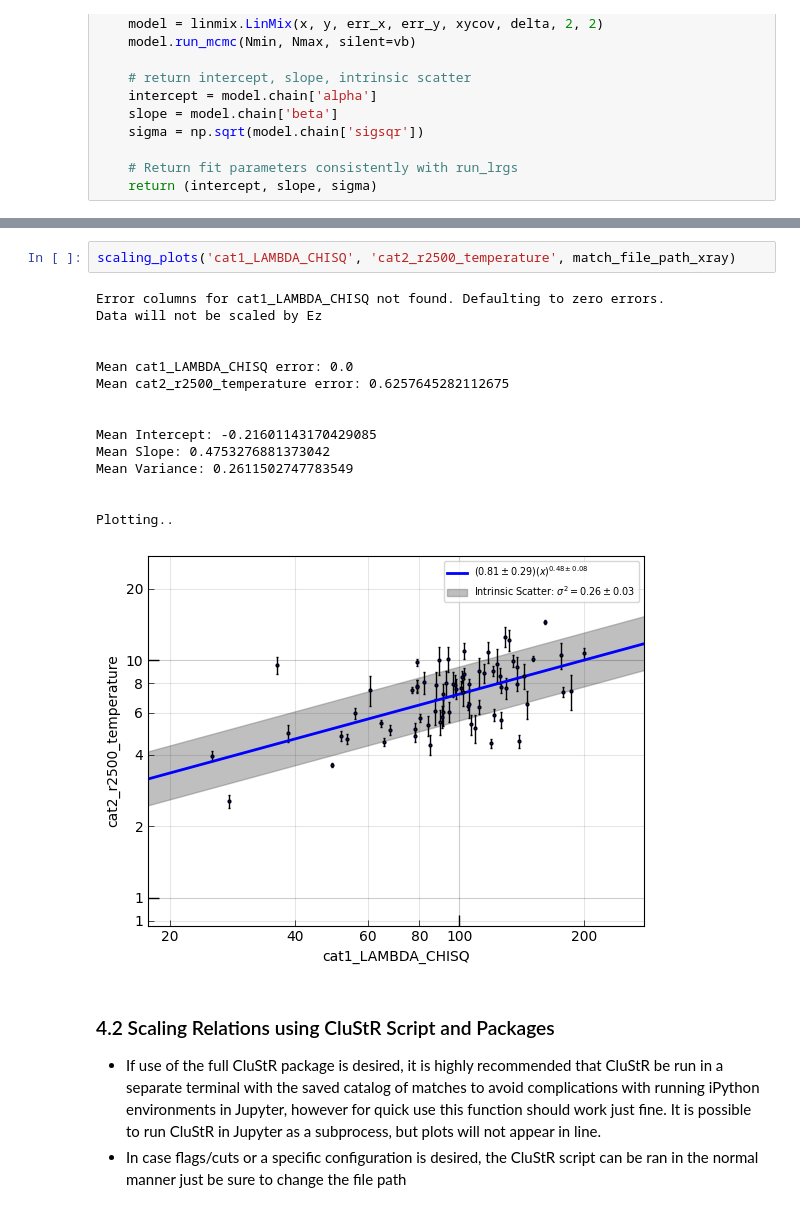
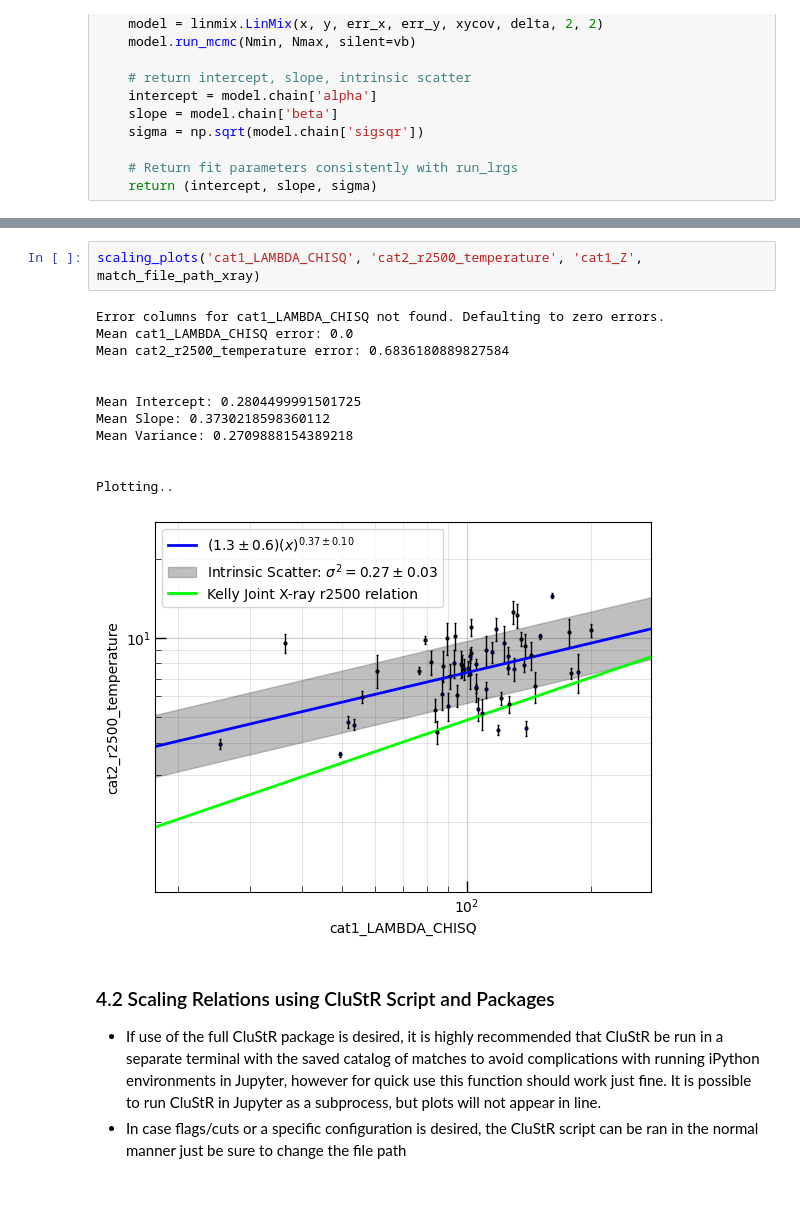
Before and after one commit to LSSTDESC/Initial-Cluster-Catalog-Validation, a Jupyter notebook: Cluster Validation Pipeline.ipynb, the cells around one changed output, grey strips where cells are left out. Cells and saved outputs as stored; diff of their text form.

Commit message:
grandis et al. and kelly et al. scaling relation comparison, further matching statistics

```diff
--- a/Cluster Validation Pipeline.ipynb
+++ b/Cluster Validation Pipeline.ipynb
@@ -908,21 +936,18 @@ Plotting..
 # %%
-scaling_plots('cat1_LAMBDA_CHISQ', 'cat2_r2500_temperature', match_file_path_xray)
+scaling_plots('cat1_LAMBDA_CHISQ', 'cat2_r2500_temperature', 'cat1_Z', match_file_path_xray)
 # %% [output]
 Error columns for cat1_LAMBDA_CHISQ not found. Defaulting to zero errors.
-Data will not be scaled by Ez
+Mean cat1_LAMBDA_CHISQ error: 0.0
+Mean cat2_r2500_temperature error: 0.6836180889827584
 
 
-Mean cat1_LAMBDA_CHISQ error: 0.0
-Mean cat2_r2500_temperature error: 0.6257645282112675
-
-
-Mean Intercept: -0.21601143170429085
-Mean Slope: 0.4753276881373042
-Mean Variance: 0.2611502747783549
+Mean Intercept: 0.2804499991501725
+Mean Slope: 0.3730218598360112
+Mean Variance: 0.2709888154389218
 
 
 Plotting..
-[figure, old version]
+[figure, new version]
 # %% [markdown]
 ### 4.2 Scaling Relations using CluStR Script and Packages
 - If use of the full CluStR package is desired, it is highly recommended that CluStR be run in a separate terminal with the saved catalog of matches to avoid complications with running iPython environments in Jupyter, however for quick use this function should work just fine. It is possible to run CluStR in Jupyter as a subprocess, but plots will not appear in line.
```
Also changed, not shown: parts of 7 cells of this notebook.
